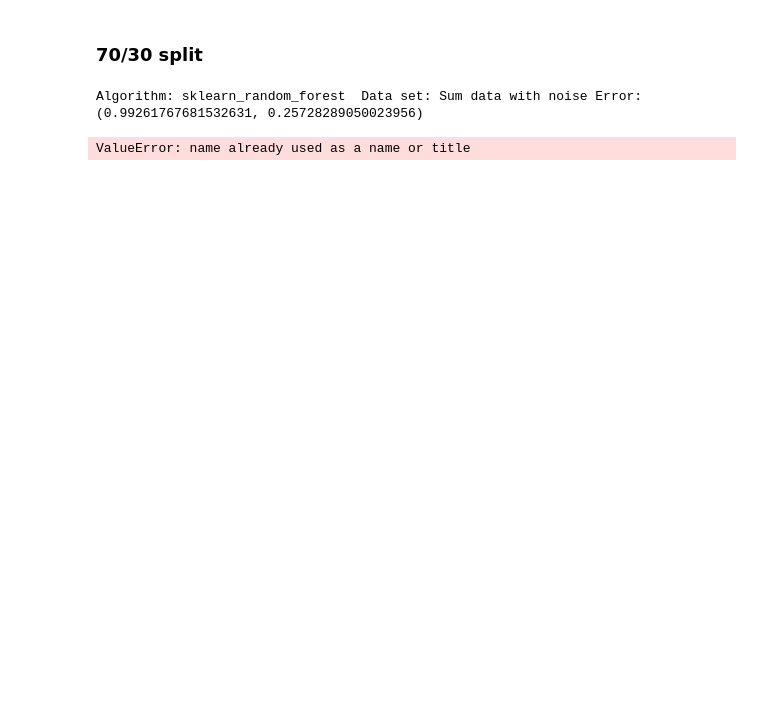
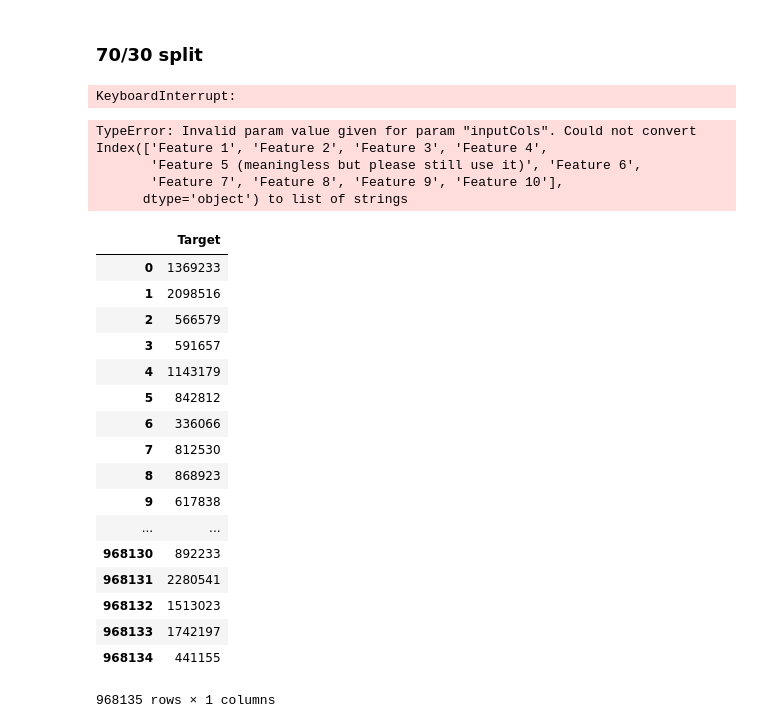
Before and after one commit to Jibinxavier/CS7CS4Machine-Learning, a Jupyter notebook: task2 (consistency of ml frameworks), team_11/task2, team_11, consistency of ml frameworks, source/task2-random-forest-pyspark-vs-sckit.ipynb, the cells around one changed output. Saved outputs shown, nothing was run; the diff lists cells and outputs as text; code cells hidden in the pictures; blank space fills up the shorter version.

```diff
--- a/task2 (consistency of ml frameworks), team_11/task2, team_11, consistency of ml frameworks, source/task2-random-forest-pyspark-vs-sckit.ipynb
+++ b/task2 (consistency of ml frameworks), team_11/task2, team_11, consistency of ml frameworks, source/task2-random-forest-pyspark-vs-sckit.ipynb
@@ -87,14 +81,3 @@ sumdata.head(n=10)
 - Extract 'Nosiy Target' as regression target
 - Extract rest of the columns as explananatory variables, except Instance and Target, Target Class
 - Ensure all dataframe has been converted to numpy array
-# %%
-# Remove 'Instance' as it simply represents the row number
-
-sumdata.drop('Instance', axis = 1)
-
-# Extract 'Nosiy Target' as regression target
-sumdata_reg_Y = sumdata.loc[:, ['Target']]
-
-# Extract rest columns as explananatory variables
-sumdata_reg_X =sumdata.drop(['Instance','Target Class'
-                                    ], axis = 1)
@@ -247,10 +258,34 @@ def model_test_split( data_x, data_y, dataset_name, algorithm):
 
     print ("Algorithm: {}  Data set: {} Error: {}".format(algorithm_n, dataset_name, error))
 # %%
-model_test_split( sumdata_reg_X, sumdata_reg_Y, "Sum data with noise", sklearn_random_forest)
+model_test_split( sumdata_reg_X, sumdata_reg_Y.ravel(), "Sum data with noise", sklearn_random_forest)
 # %% [output]
-Algorithm: sklearn_random_forest  Data set: Sum data with noise Error: (0.99261767681532631, 0.25728289050023956)
+KeyboardInterrupt:
 # %%
-model_test_split( sumdata_reg_X, sumdata_reg_Y, "Sum data with noise", spark_random_forest)
+model_test_split( sumdata_reg_X.head(n=10), sumdata_reg_Y.head(n=10), "Sum data with noise", spark_random_forest)
 # %% [output]
-ValueError: name already used as a name or title
+TypeError: Invalid param value given for param "inputCols". Could not convert Index(['Feature 1', 'Feature 2', 'Feature 3', 'Feature 4',
+       'Feature 5 (meaningless but please still use it)', 'Feature 6',
+       'Feature 7', 'Feature 8', 'Feature 9', 'Feature 10'],
+      dtype='object') to list of strings
+# %%
+sumdata_reg_Y
+# %% [output]
+|  | Target |
+| 0 | 1369233 |
+| 1 | 2098516 |
+| 2 | 566579 |
+| 3 | 591657 |
+| 4 | 1143179 |
+| 5 | 842812 |
+| 6 | 336066 |
+| 7 | 812530 |
+| 8 | 868923 |
+| 9 | 617838 |
+| ... | ... |
+| 968130 | 892233 |
+| 968131 | 2280541 |
+| 968132 | 1513023 |
+| 968133 | 1742197 |
+| 968134 | 441155 |
+968135 rows × 1 columns
```
Also changed, not shown: parts of 6 cells of this notebook, 2 other files.
